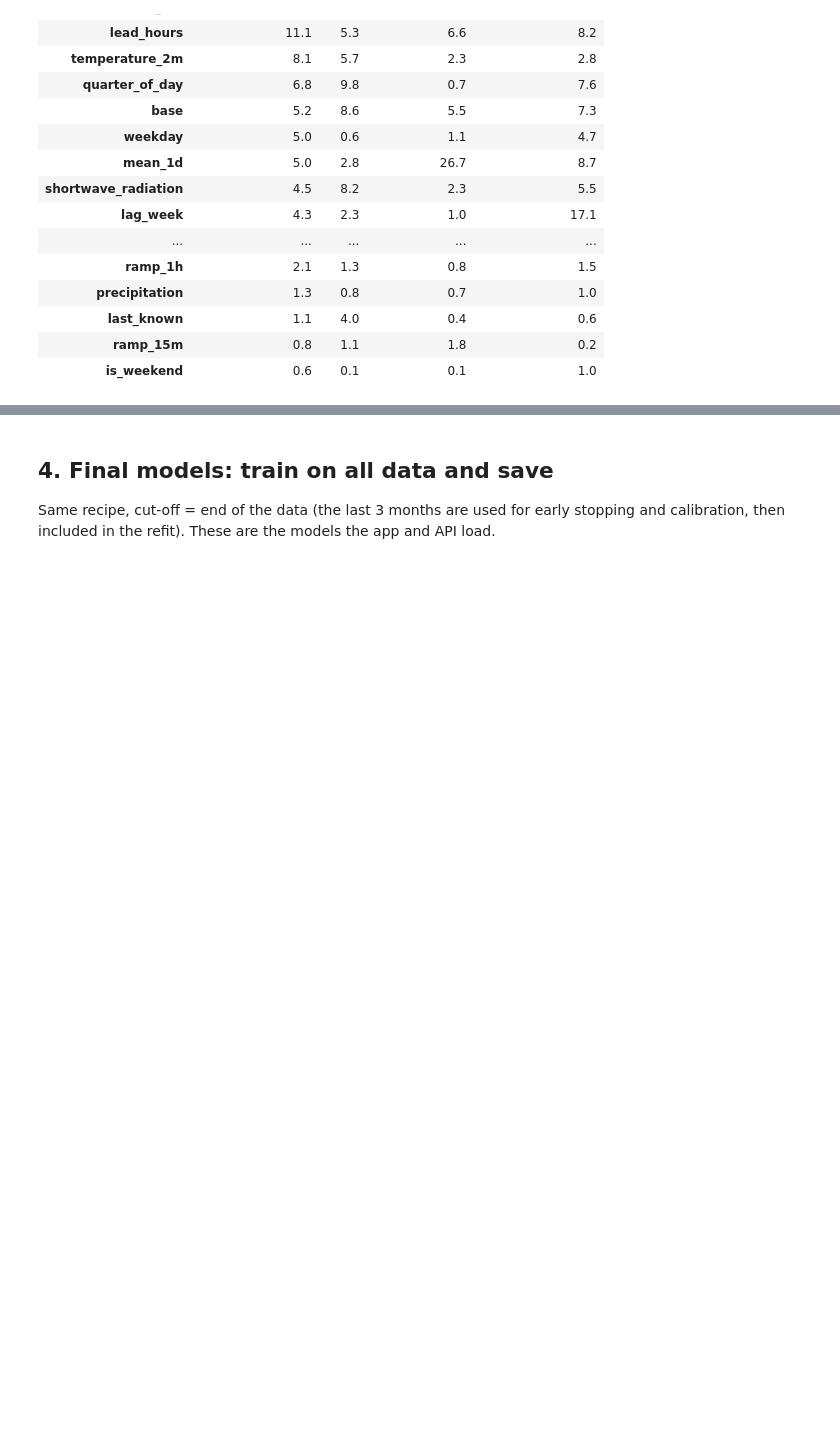
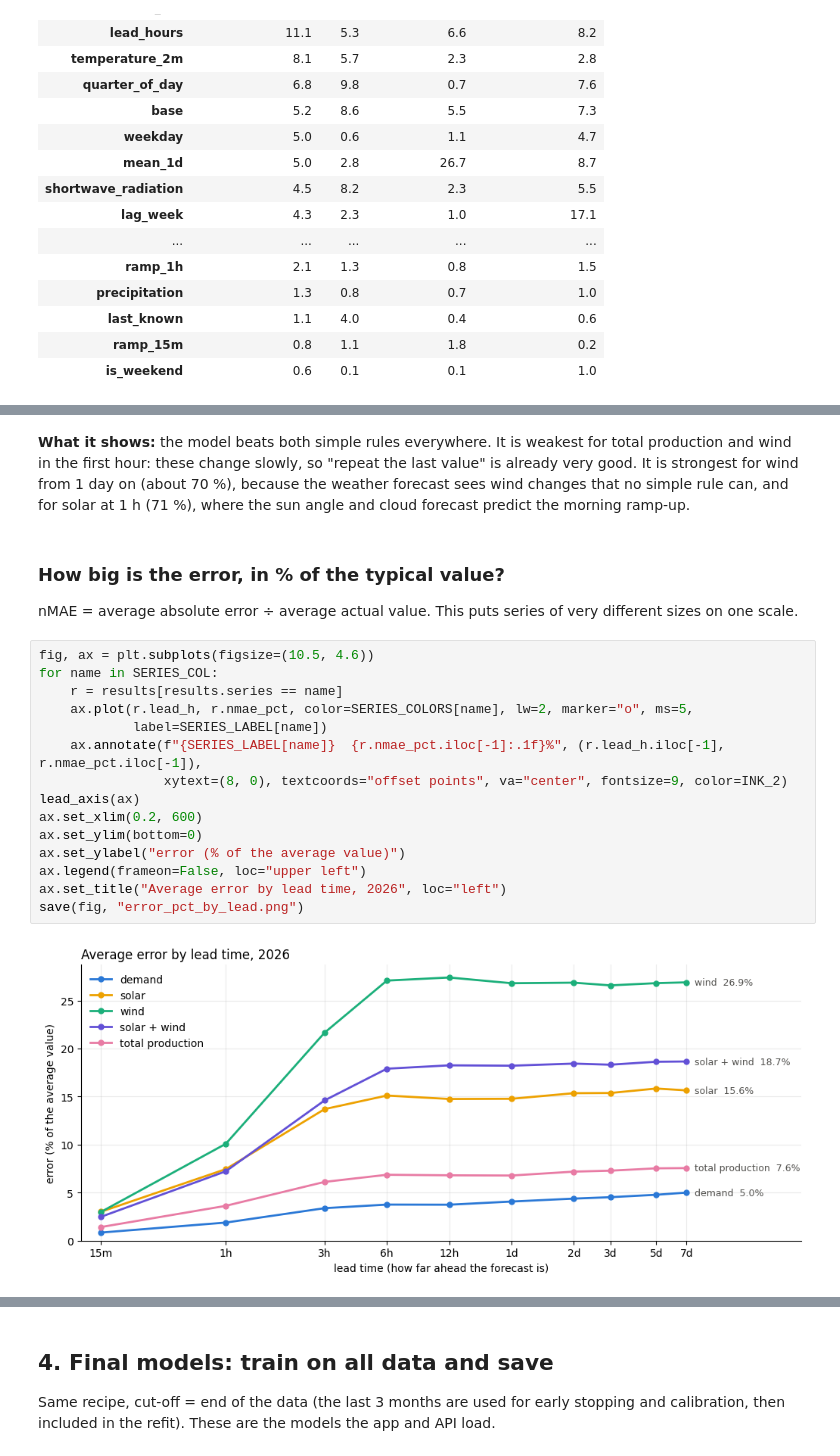
Before and after one commit to TeodorLepadatu/GitRekt-smarthack2026, a Jupyter notebook: predictions/train_and_evaluate.ipynb, the cells around one changed output, grey strips where cells are left out. Saved outputs shown, nothing was run; the diff lists cells and outputs as text; blank space fills up the shorter version.

```diff
--- a/predictions/train_and_evaluate.ipynb
+++ b/predictions/train_and_evaluate.ipynb
@@ -302,0 +357,27 @@ imp = pd.DataFrame({t: pd.Series(m["boosters"][0.5].feature_importance("gain"),
+# %% [markdown]
+**What it shows:** the model beats both simple rules everywhere. It is weakest for total production
+and wind in the first hour: these change slowly, so "repeat the last value" is already very good.
+It is strongest for wind from 1 day on (about 70 %), because the weather forecast sees wind changes
+that no simple rule can, and for solar at 1 h (71 %), where the sun angle and cloud forecast predict
+the morning ramp-up.
+# %% [markdown]
+### How big is the error, in % of the typical value?
+nMAE = average absolute error ÷ average actual value. This puts series of very different sizes
+on one scale.
+# %%
+fig, ax = plt.subplots(figsize=(10.5, 4.6))
+for name in SERIES_COL:
+    r = results[results.series == name]
+    ax.plot(r.lead_h, r.nmae_pct, color=SERIES_COLORS[name], lw=2, marker="o", ms=5,
+            label=SERIES_LABEL[name])
+    ax.annotate(f"{SERIES_LABEL[name]}  {r.nmae_pct.iloc[-1]:.1f}%", (r.lead_h.iloc[-1], r.nmae_pct.iloc[-1]),
+                xytext=(8, 0), textcoords="offset points", va="center", fontsize=9, color=INK_2)
+lead_axis(ax)
+ax.set_xlim(0.2, 600)
+ax.set_ylim(bottom=0)
+ax.set_ylabel("error (% of the average value)")
+ax.legend(frameon=False, loc="upper left")
+ax.set_title("Average error by lead time, 2026", loc="left")
+save(fig, "error_pct_by_lead.png")
+# %% [output]
+[figure, added]
```
Also changed, not shown: parts of 25 cells of this notebook, 8 other files.
